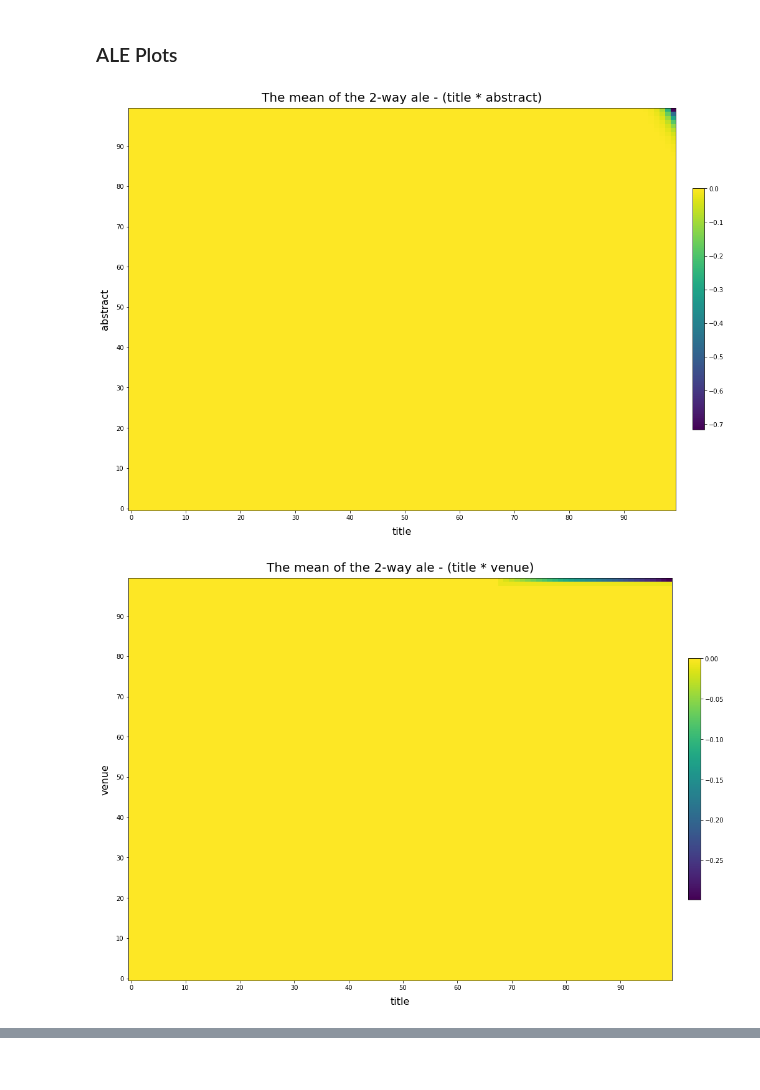
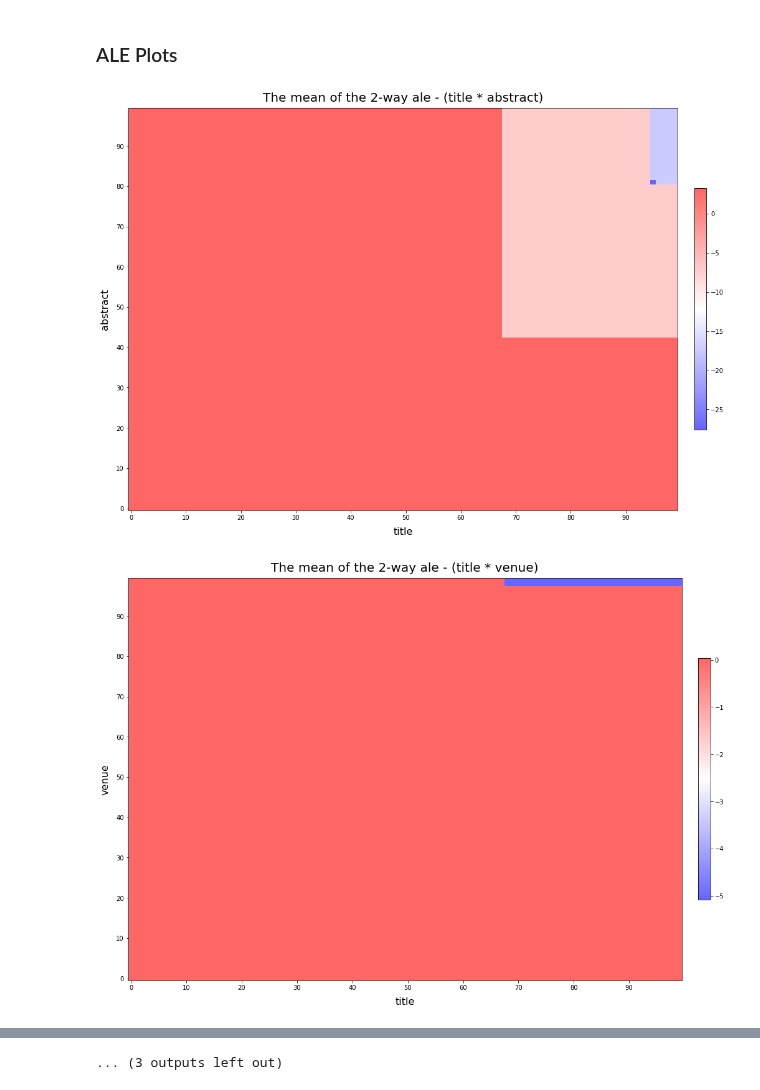
Before and after one commit to youyinnn/s2search, a Jupyter notebook: pipelining/ale-exp1/ale-exp1_cslg-rand-5000_2w_ale_plotting.ipynb, the cells around one changed output, grey strips where cells are left out. Drawn from its saved outputs; the diff is of its cells as text; code cells hidden in the pictures.

Commit message:
plot ale

```diff
--- a/pipelining/ale-exp1/ale-exp1_cslg-rand-5000_2w_ale_plotting.ipynb
+++ b/pipelining/ale-exp1/ale-exp1_cslg-rand-5000_2w_ale_plotting.ipynb
@@ -39,7 +36,7 @@ f_list = [
     'title',
     'abstract',
     'venue',
-    # 'authors',
+    'authors',
     'year',
     'n_citations'
     ]
@@ -51,13 +48,6 @@ def replace_quantile(feature_name, quantile):
         return quantile
     else:
         return list(range(len(quantile)))
-
-def norm(arr):
-  if np.mean(arr) != 0:
-    norm = np.linalg.norm(arr)
-    arr = arr / norm
-
-  return arr
 
 mean_arr = []
 var_arr = []
@@ -81,7 +71,7 @@ for i in range(len(f_list)):
             t = f'The mean of the 2-way ale - ({f1_name} * {f2_name})'
 
             ale = {
-                'ale': norm(ale_result),
+                'ale': (ale_result),
                 'f1_quantile': replace_quantile(f1_name, quantile_1),
                 'f2_quantile': replace_quantile(f2_name, quantile_2),
                 'f1_name': f1_name,
@@ -91,11 +81,6 @@ for i in range(len(f_list)):
 
             ale_rs.append(ale)
 
-mean_arr = norm(mean_arr)
-var_arr = norm(var_arr)
-std_arr = norm(std_arr)
-
-pd.options.display.float_format = '{:,.40f}'.format
 pd.set_option('display.expand_frame_repr', False)
 
 idx = 0
@@ -122,24 +112,24 @@ print(ale_metric.sort_values(by=['std'], ascending=False))
 # %% [markdown]
 ### ALE Plots
 # %%
+
 import matplotlib.pyplot as plt
 from matplotlib.ticker import MaxNLocator
 
 for ale in ale_rs:
     fig, ax = plt.subplots(figsize=(14, 10), constrained_layout=True)
     cmap = plt.colormaps['BuGn']
 
-    im = ax.pcolormesh(ale['f1_quantile'], ale['f2_quantile'], ale['ale'],  cmap=None, edgecolors='k', linewidths=0)
-
-    # cf = ax.contourf(ale['f1_quantile'], ale['f2_quantile'], ale['ale'], levels=50, alpha=0.7)
+    map = ax.pcolormesh(ale['f1_quantile'], ale['f2_quantile'], ale['ale'],  cmap='bwr', edgecolors='k', linewidths=0, alpha=0.6)
+    # map = ax.contourf(ale['f1_quantile'], ale['f2_quantile'], ale['ale'], cmap='bwr', levels=30, alpha=0.7)
 
     ax.set_xlabel(ale['f1_name'], fontsize=16, labelpad=10)
     ax.set_ylabel(ale['f2_name'], fontsize=16, labelpad=10)
     ax.xaxis.set_major_locator(MaxNLocator(integer=True))
     ax.yaxis.set_major_locator(MaxNLocator(integer=True))
     ax.set_title(ale['title'], fontsize=20, pad=10)
-    fig.colorbar(im, ax=ax, shrink=0.6, pad=0.03)
+    fig.colorbar(map, ax=ax, shrink=0.6, pad=0.03)
     plt.savefig(os.path.join('.', 'plot', f"{sample_name}-2wale-{ale['f1_name']}-{ale['f2_name']}.png"), facecolor='white', transparent=False, bbox_inches='tight')
 # %% [output]
-[figure, old version]
+[figure, new version]
-[figure, old version]
+[figure, new version]
@@ -153,0 +146 @@ for ale in ale_rs:
+... (3 outputs left out)
```
Also changed, not shown: parts of 3 cells of this notebook, 51 other files.
